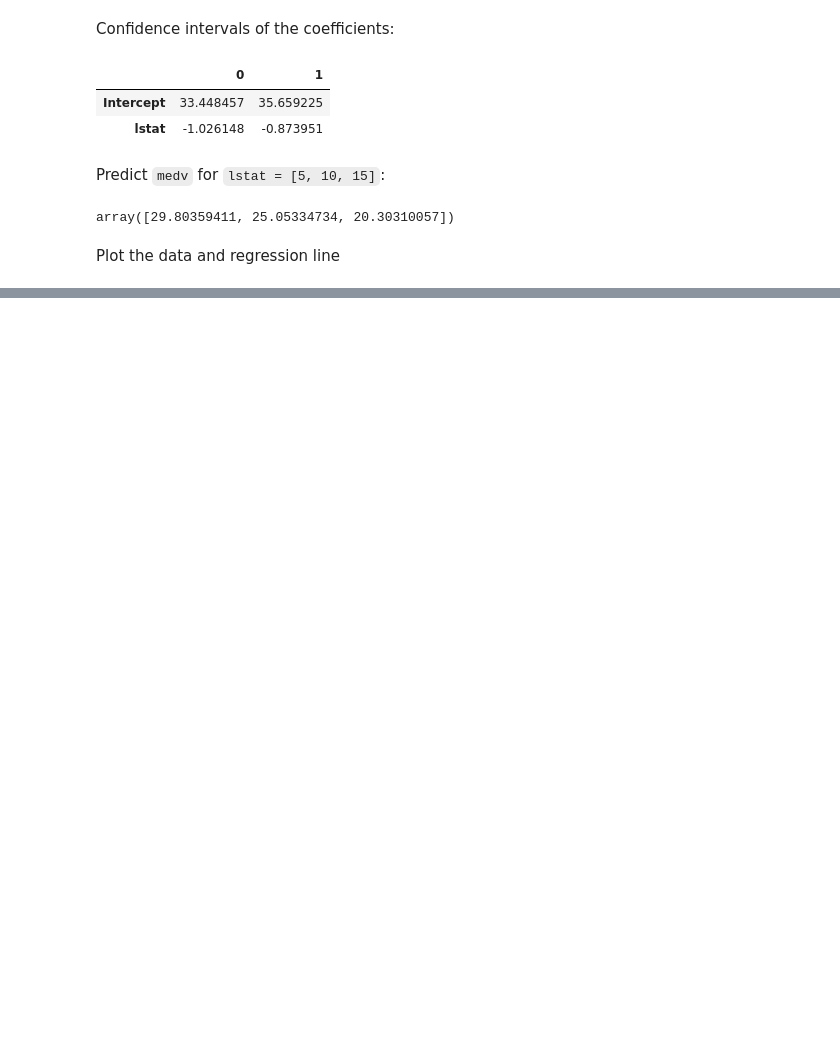
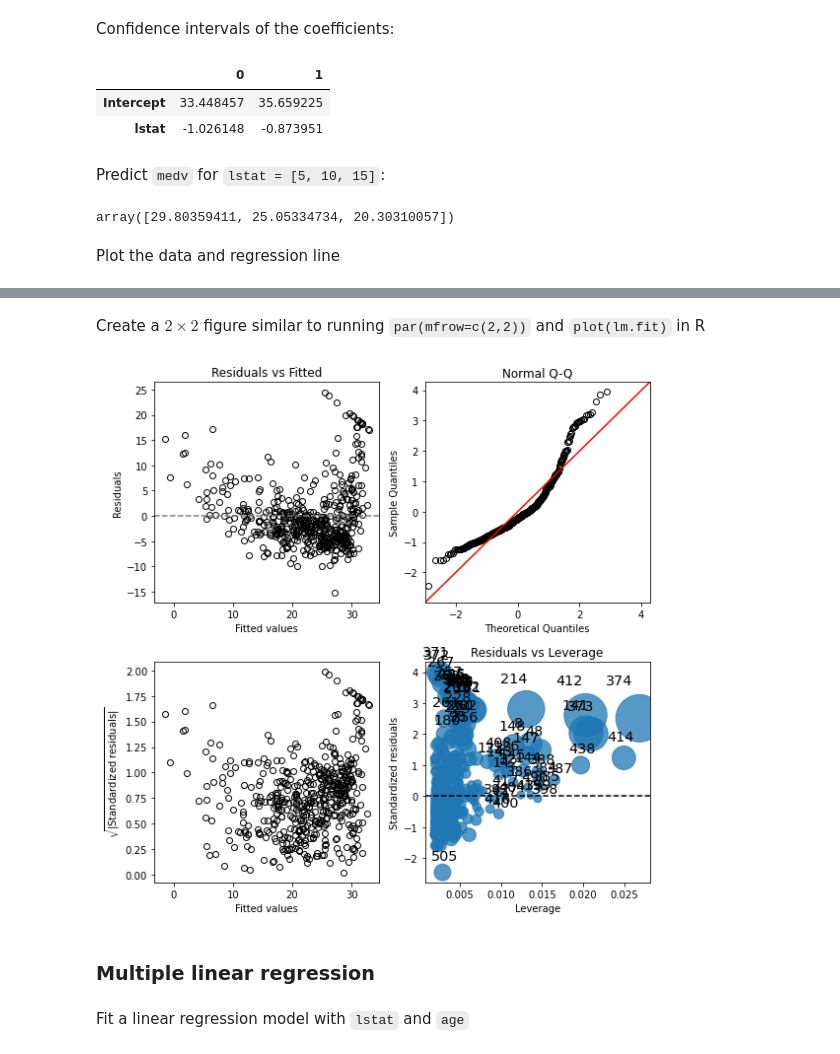
Before and after one commit to wandrewjam/islr, a Jupyter notebook: chap3-lab.ipynb, the cells around one changed output, grey strips where cells are left out. Saved outputs shown, nothing was run; the diff lists cells and outputs as text; code cells hidden in the pictures; blank space fills up the shorter version.

```diff
--- a/chap3-lab.ipynb
+++ b/chap3-lab.ipynb
@@ -76,0 +77,34 @@ plt.show()
+# %% [markdown]
+Create a $2 \times 2$ figure similar to running `par(mfrow=c(2,2))` and `plot(lm.fit)` in R
+# %%
+fig, ax = plt.subplots(2, 2, figsize=[8, 8])
+
+residuals = res.resid
+
+ax[0,0].plot(res.predict(), residuals, 'ko', markerfacecolor='none')
+ax[0,0].axhline(0, color='grey', linestyle='--')
+ax[0,0].set_xlabel('Fitted values')
+ax[0,0].set_ylabel('Residuals')
+ax[0,0].set_title('Residuals vs Fitted')
+
+sm.qqplot(residuals, ax=ax[0,1], fit=True, line='45', color='k', markerfacecolor='none')
+ax[0,1].set_title('Normal Q-Q')
+
+ax[1,0].plot(res.predict(), np.sqrt(np.abs(res.resid_pearson)), 'ko', markerfacecolor='none')
+ax[1,0].set_xlabel('Fitted values')
+ax[1,0].set_ylabel('$\\sqrt{|\\mathrm{Standardized \; residuals}|}$')
+
+sm.graphics.influence_plot(res, ax=ax[1,1])
+ax[1,1].set_title('Residuals vs Leverage')
+ax[1,1].set_xlabel('Leverage', size='medium')
+ax[1,1].set_ylabel('Standardized residuals', size='medium')
+ax[1,1].axhline(0, color='k', linestyle='--')
+
+plt.tight_layout()
+plt.show()
+# %% [output]
+[figure, added]
+# %% [markdown]
+### Multiple linear regression
+# %% [markdown]
+Fit a linear regression model with `lstat` and `age`
```
Also changed, not shown: parts of 11 cells of this notebook, 1 other file.
